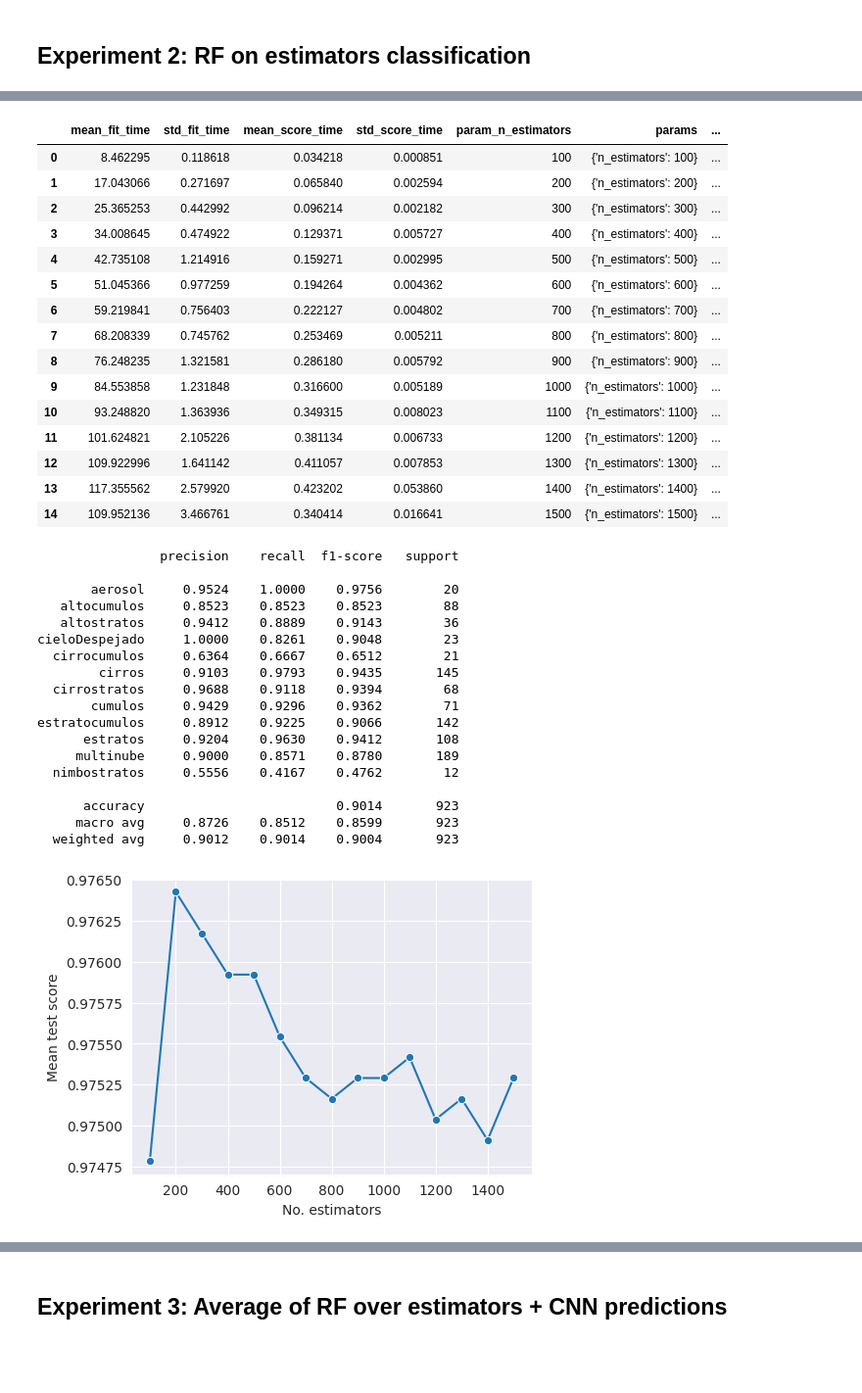
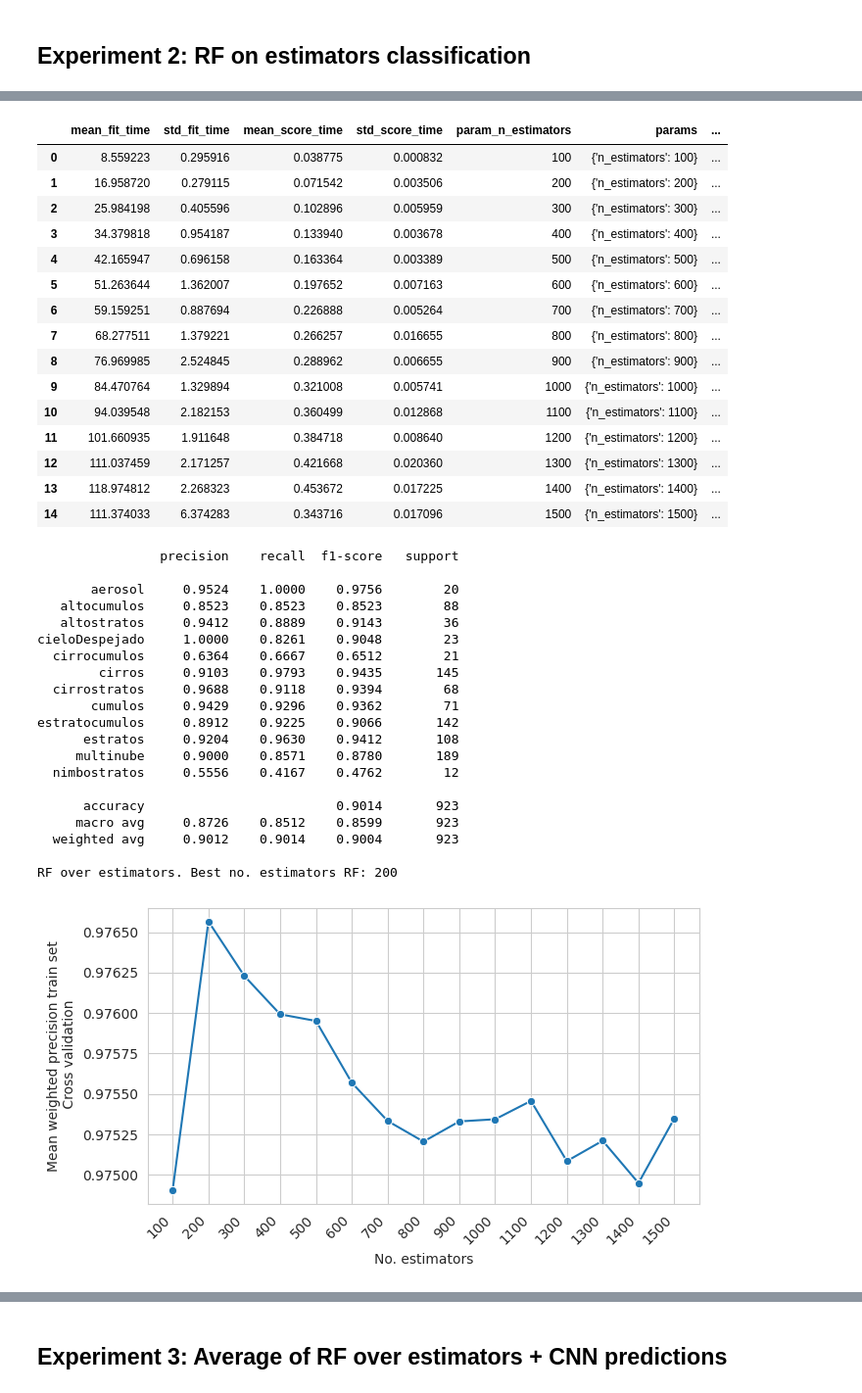
Before and after one commit to jahuerta92/cnn-prob-ensemble, a Jupyter notebook: 2_classification_experiments.ipynb, the cells around one changed output, grey strips where cells are left out. Shown: that part at 98% size. Cells and saved outputs as stored; diff of their text form; code cells hidden in the pictures; blank space fills up the shorter version.

```diff
--- a/2_classification_experiments.ipynb
+++ b/2_classification_experiments.ipynb
@@ -158,7 +287,7 @@ experiment_name = "EXP_2_RF_estimators"
 ##############################################################
 # Classic classifiers comparison
 ##############################################################
-train_classifiers_on_set(X_train=estimators_train, Y_train=y_train,
+results_classifiers_rf_estimators, _, _ = train_classifiers_on_set(X_train=estimators_train, Y_train=y_train,
                          X_test=estimators_test, Y_test=y_test,
                          output_file_id=file_best_exec_id, experiment_name=experiment_name,
                          output_dir=plots_dir, encoder=encoder)
@@ -166,8 +295,12 @@ train_classifiers_on_set(X_train=estimators_train, Y_train=y_train,
 ##############################################################
 # Training RF with different no. estimators
 ##############################################################
-preds_estimators_test_RF_hot, preds_estimators_train_RF_hot = grid_search_rf(
+preds_estimators_test_RF_hot, preds_estimators_train_RF_hot, grid_rf_rf_estimators, grid_rf_best_params, cl_report_dict_rf_estimators, conf_matrix_rf_estimators = grid_search_rf(
     X_train=estimators_train, Y_train=y_train, X_test=estimators_test, Y_test=y_test,
                encoder=encoder, parameters_rf=parameters_rf, file_best_exec_id=file_best_exec_id,
                experiment_name=experiment_name, output_dir=plots_dir)
+
+print("RF over estimators. Best no. estimators RF: %d" % grid_rf_best_params["n_estimators"])
+
+report_classes_exp2 = pd.DataFrame(cl_report_dict_rf_estimators).transpose().round(4)
 # %% [output]
@@ -196,37 +329,39 @@ Fitting 5 folds for each of 15 candidates, totalling 75 fits
 [Parallel(n_jobs=-1)]: Done  75 out of  75 | elapsed: 11.2min finished
 RF on training set results
 |  | mean_fit_time | std_fit_time | mean_score_time | std_score_time | param_n_estimators | params | ... |
-| 0 | 8.462295 | 0.118618 | 0.034218 | 0.000851 | 100 | {'n_estimators': 100} | ... |
-| 1 | 17.043066 | 0.271697 | 0.065840 | 0.002594 | 200 | {'n_estimators': 200} | ... |
-| 2 | 25.365253 | 0.442992 | 0.096214 | 0.002182 | 300 | {'n_estimators': 300} | ... |
-| 3 | 34.008645 | 0.474922 | 0.129371 | 0.005727 | 400 | {'n_estimators': 400} | ... |
-| 4 | 42.735108 | 1.214916 | 0.159271 | 0.002995 | 500 | {'n_estimators': 500} | ... |
-| 5 | 51.045366 | 0.977259 | 0.194264 | 0.004362 | 600 | {'n_estimators': 600} | ... |
-| 6 | 59.219841 | 0.756403 | 0.222127 | 0.004802 | 700 | {'n_estimators': 700} | ... |
-| 7 | 68.208339 | 0.745762 | 0.253469 | 0.005211 | 800 | {'n_estimators': 800} | ... |
-| 8 | 76.248235 | 1.321581 | 0.286180 | 0.005792 | 900 | {'n_estimators': 900} | ... |
-| 9 | 84.553858 | 1.231848 | 0.316600 | 0.005189 | 1000 | {'n_estimators': 1000} | ... |
-| 10 | 93.248820 | 1.363936 | 0.349315 | 0.008023 | 1100 | {'n_estimators': 1100} | ... |
-| 11 | 101.624821 | 2.105226 | 0.381134 | 0.006733 | 1200 | {'n_estimators': 1200} | ... |
-| 12 | 109.922996 | 1.641142 | 0.411057 | 0.007853 | 1300 | {'n_estimators': 1300} | ... |
-| 13 | 117.355562 | 2.579920 | 0.423202 | 0.053860 | 1400 | {'n_estimators': 1400} | ... |
-| 14 | 109.952136 | 3.466761 | 0.340414 | 0.016641 | 1500 | {'n_estimators': 1500} | ... |
+| 0 | 8.559223 | 0.295916 | 0.038775 | 0.000832 | 100 | {'n_estimators': 100} | ... |
+| 1 | 16.958720 | 0.279115 | 0.071542 | 0.003506 | 200 | {'n_estimators': 200} | ... |
+| 2 | 25.984198 | 0.405596 | 0.102896 | 0.005959 | 300 | {'n_estimators': 300} | ... |
+| 3 | 34.379818 | 0.954187 | 0.133940 | 0.003678 | 400 | {'n_estimators': 400} | ... |
+| 4 | 42.165947 | 0.696158 | 0.163364 | 0.003389 | 500 | {'n_estimators': 500} | ... |
+| 5 | 51.263644 | 1.362007 | 0.197652 | 0.007163 | 600 | {'n_estimators': 600} | ... |
+| 6 | 59.159251 | 0.887694 | 0.226888 | 0.005264 | 700 | {'n_estimators': 700} | ... |
+| 7 | 68.277511 | 1.379221 | 0.266257 | 0.016655 | 800 | {'n_estimators': 800} | ... |
+| 8 | 76.969985 | 2.524845 | 0.288962 | 0.006655 | 900 | {'n_estimators': 900} | ... |
+| 9 | 84.470764 | 1.329894 | 0.321008 | 0.005741 | 1000 | {'n_estimators': 1000} | ... |
+| 10 | 94.039548 | 2.182153 | 0.360499 | 0.012868 | 1100 | {'n_estimators': 1100} | ... |
+| 11 | 101.660935 | 1.911648 | 0.384718 | 0.008640 | 1200 | {'n_estimators': 1200} | ... |
+| 12 | 111.037459 | 2.171257 | 0.421668 | 0.020360 | 1300 | {'n_estimators': 1300} | ... |
+| 13 | 118.974812 | 2.268323 | 0.453672 | 0.017225 | 1400 | {'n_estimators': 1400} | ... |
+| 14 | 111.374033 | 6.374283 | 0.343716 | 0.017096 | 1500 | {'n_estimators': 1500} | ... |
                 precision    recall  f1-score   support
 
        aerosol     0.9524    1.0000    0.9756        20
    altocumulos     0.8523    0.8523    0.8523        88
    altostratos     0.9412    0.8889    0.9143        36
 cieloDespejado     1.0000    0.8261    0.9048        23
   cirrocumulos     0.6364    0.6667    0.6512        21
         cirros     0.9103    0.9793    0.9435       145
   cirrostratos     0.9688    0.9118    0.9394        68
        cumulos     0.9429    0.9296    0.9362        71
 estratocumulos     0.8912    0.9225    0.9066       142
       estratos     0.9204    0.9630    0.9412       108
      multinube     0.9000    0.8571    0.8780       189
   nimbostratos     0.5556    0.4167    0.4762        12
 
       accuracy                         0.9014       923
      macro avg     0.8726    0.8512    0.8599       923
   weighted avg     0.9012    0.9014    0.9004       923
+
+RF over estimators. Best no. estimators RF: 200
-[figure, old version]
+[figure, new version]
```
Also changed, not shown: parts of 14 cells of this notebook, 7 other files.
